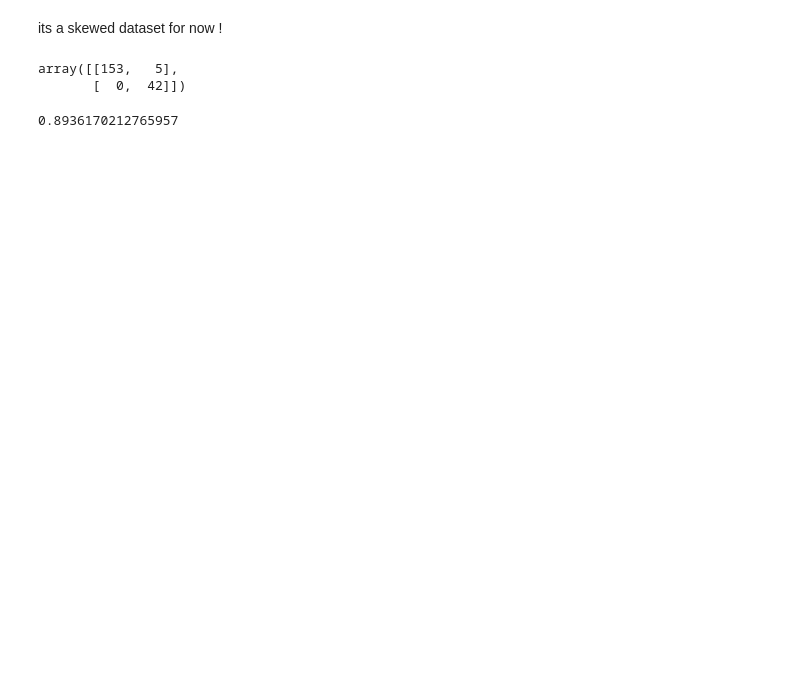
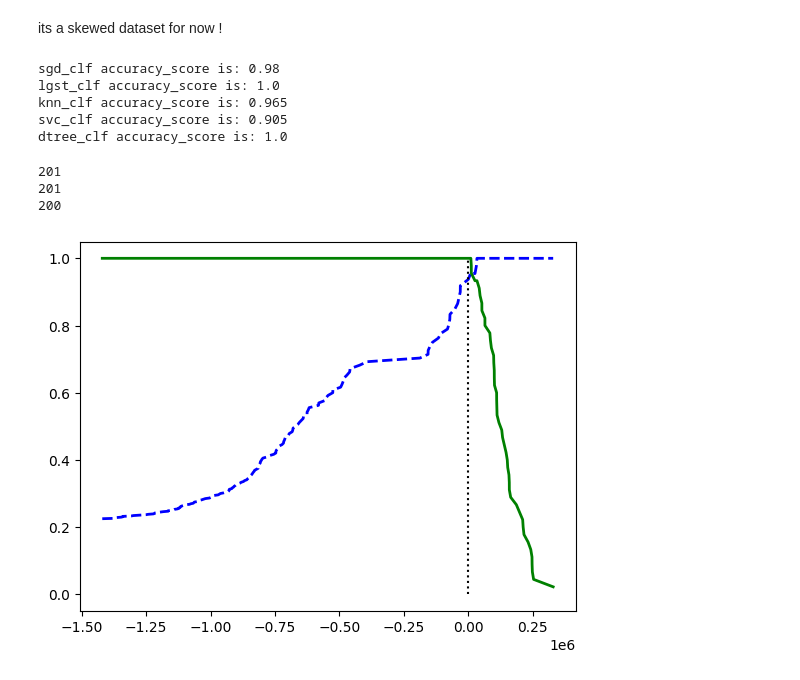
Before and after one commit to s0hei1/data_labs, a Jupyter notebook: food/0001_avocado_ripness/avocado_ripeness_train_binary.ipynb, the cells around one changed output. Saved outputs shown, nothing was run; the diff lists cells and outputs as text; code cells hidden in the pictures; blank space fills up the shorter version.

```diff
--- a/food/0001_avocado_ripness/avocado_ripeness_train_binary.ipynb
+++ b/food/0001_avocado_ripness/avocado_ripeness_train_binary.ipynb
@@ -53,0 +56,6 @@ array([False])
+# %%
+sgd_clf.fit(X_train, y_train_5)
+lgst_clf.fit(X_train, y_train_5)
+knn_clf.fit(X_train, y_train_5)
+svc_clf.fit(X_train, y_train_5)
+dtree_clf.fit(X_train, y_train_5)
@@ -59,6 +73,7 @@ array([1.   , 1.   , 0.975, 0.85 , 0.95 ])
 # %%
-from sklearn.dummy import DummyClassifier
-
-dummy_clf = DummyClassifier()
-dummy_clf.fit(x_train, y_train_5)
+print(f"sgd_clf f1 score is: {f1_score(y_train_5, pred_sgd_clf)}")
+print(f"lgst_clf f1 score is: {f1_score(y_train_5, pred_lgst_clf)}")
+print(f"knn_clf f1 score is: {f1_score(y_train_5, pred_knn_clf)}")
+print(f"svc_clf f1 score is: {f1_score(y_train_5, pred_svc_clf)}")
+print(f"dtree_clf f1 score is: {f1_score(y_train_5, pred_dtree_clf)}")
 # %% [output]
@@ -70,16 +109,36 @@ array([0.8  , 0.8  , 0.8  , 0.775, 0.775])
 # %% [markdown]
 its a skewed dataset for now !
+# %%
+print(f"sgd_clf accuracy_score is: {accuracy_score(y_train_5, pred_sgd_clf)}")
+print(f"lgst_clf accuracy_score is: {accuracy_score(y_train_5, pred_lgst_clf)}")
+print(f"knn_clf accuracy_score is: {accuracy_score(y_train_5, pred_knn_clf)}")
+print(f"svc_clf accuracy_score is: {accuracy_score(y_train_5, pred_svc_clf)}")
+print(f"dtree_clf accuracy_score is: {accuracy_score(y_train_5, pred_dtree_clf)}")
+# %% [output]
+sgd_clf accuracy_score is: 0.98
+lgst_clf accuracy_score is: 1.0
+knn_clf accuracy_score is: 0.965
+svc_clf accuracy_score is: 0.905
+dtree_clf accuracy_score is: 1.0
 # %%
-from sklearn.model_selection import cross_val_predict
-y_train_5_pred = cross_val_predict(sgd_clf, x_train, y_train_5.to_numpy().ravel(), cv=3)
+pred_sgd_scores = cross_val_predict(sgd_clf, X_train, y_train_5, cv = 3, method='decision_function')
+pred_lgst_scores = cross_val_predict(lgst_clf, X_train, y_train_5, cv = 3, method='decision_function')
+pred_tree_scores = cross_val_predict(dtree_clf, X_train, y_train_5, cv = 3, method='predict_proba')
-# %%
-from sklearn.metrics import confusion_matrix,precision_score
-
-confusion_matrix(y_train_5, y_train_5_pred)
-# %% [output]
-array([[153,   5],
-       [  0,  42]])
+# %%
+from sklearn.metrics import precision_recall_curve
+
+precisions, recalls, thresholds = precision_recall_curve(y_train_5, pred_sgd_scores)
+print(len(precisions))
+print(len(recalls))
+print(len(thresholds))
+# %% [output]
+201
+201
+200
 # %%
-precision_score(y_train_5, y_train_5_pred)
+plt.plot(thresholds, precisions[:-1], "b--", label="Precision", linewidth=2)
+plt.plot(thresholds, recalls[:-1], "g-", label="Recall", linewidth=2)
+plt.vlines(0, 0, 1.0, "k", "dotted", label="threshold")
+plt.show()
 # %% [output]
-0.8936170212765957
+[figure, added]
```
Also changed, not shown: parts of 14 cells of this notebook.
